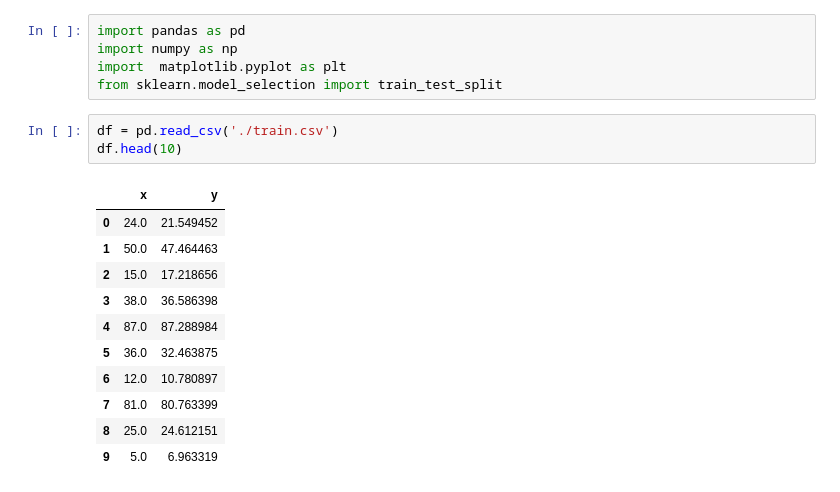
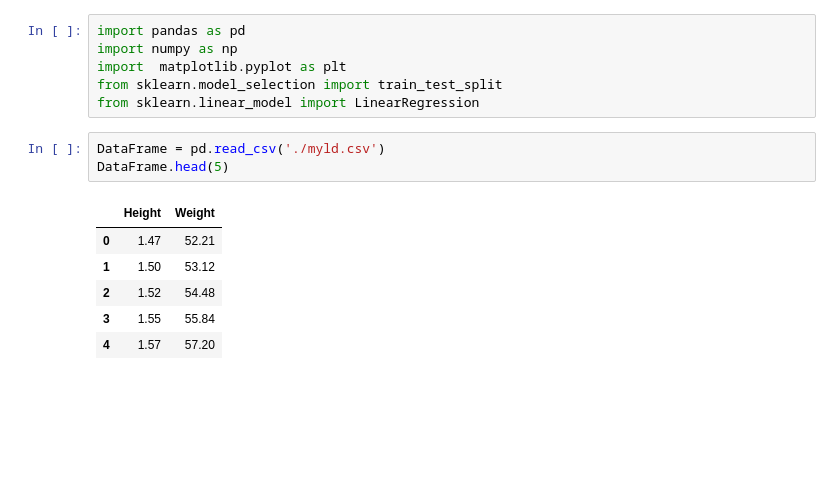
Before and after one commit to Obada-gh/linear-regression, a Jupyter notebook: regression.ipynb, the cells around one changed output. Cells and saved outputs as stored; diff of their text form; blank space fills up the shorter version.

Commit message:
done lab linear regression

```diff
--- a/regression.ipynb
+++ b/regression.ipynb
@@ -3,18 +3,14 @@ import pandas as pd
 import numpy as np
 import  matplotlib.pyplot as plt
 from sklearn.model_selection import train_test_split
+from sklearn.linear_model import LinearRegression
 # %%
-df = pd.read_csv('./train.csv')
-df.head(10)
+DataFrame = pd.read_csv('./myld.csv')
+DataFrame.head(5)
 # %% [output]
-|  | x | y |
-| 0 | 24.0 | 21.549452 |
-| 1 | 50.0 | 47.464463 |
-| 2 | 15.0 | 17.218656 |
-| 3 | 38.0 | 36.586398 |
-| 4 | 87.0 | 87.288984 |
-| 5 | 36.0 | 32.463875 |
-| 6 | 12.0 | 10.780897 |
-| 7 | 81.0 | 80.763399 |
-| 8 | 25.0 | 24.612151 |
-| 9 | 5.0 | 6.963319 |
+|  | Height | Weight |
+| 0 | 1.47 | 52.21 |
+| 1 | 1.50 | 53.12 |
+| 2 | 1.52 | 54.48 |
+| 3 | 1.55 | 55.84 |
+| 4 | 1.57 | 57.20 |
```
Also changed, not shown: parts of 14 cells of this notebook, 2 other files.
